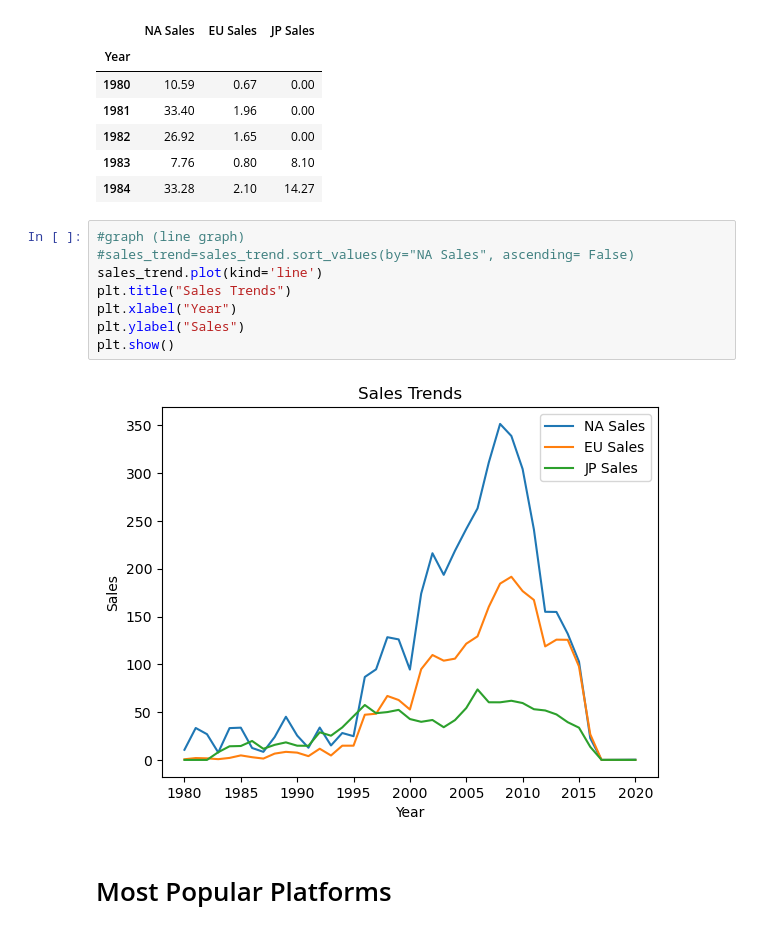
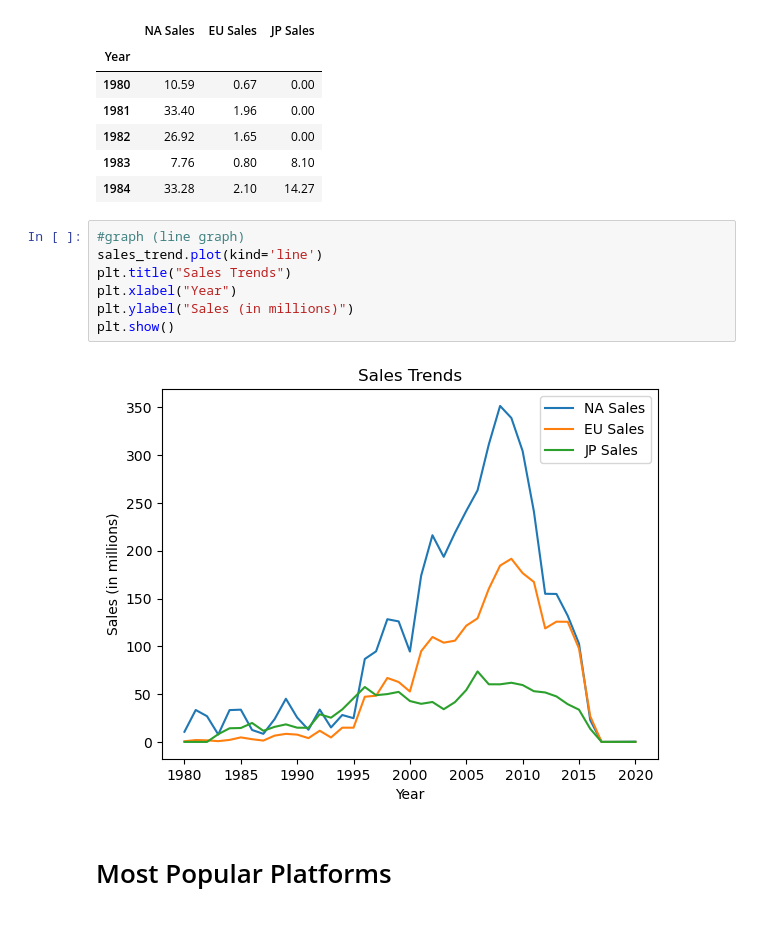
Before and after one commit to imanmalih/Project-One, a Jupyter notebook: VideoGames.ipynb, the cells around one changed output. Cells and saved outputs as stored; diff of their text form.

```diff
--- a/VideoGames.ipynb
+++ b/VideoGames.ipynb
@@ -136,14 +137,13 @@ sales_trend.head()
 | 1984 | 33.28 | 2.10 | 14.27 |
 # %%
 #graph (line graph)
-#sales_trend=sales_trend.sort_values(by="NA Sales", ascending= False)
 sales_trend.plot(kind='line')
 plt.title("Sales Trends")
 plt.xlabel("Year")
-plt.ylabel("Sales")
+plt.ylabel("Sales (in millions)")
 plt.show()
 # %% [output]
-[figure, old version]
+[figure, new version]
 # %% [markdown]
 # Most Popular Platforms
 # %%
```
Also changed, not shown: parts of 3 cells of this notebook.
